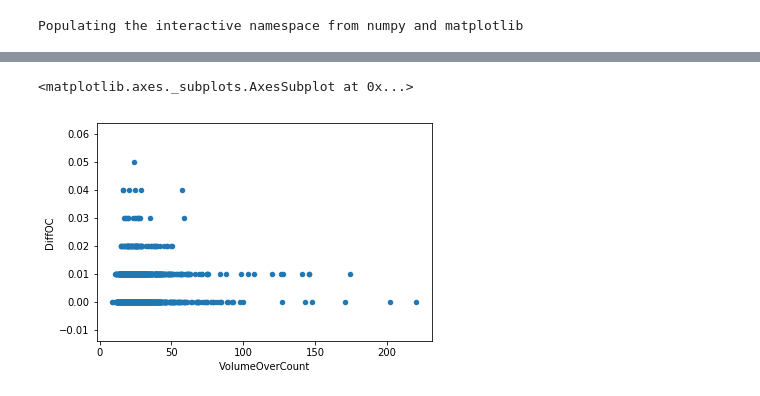
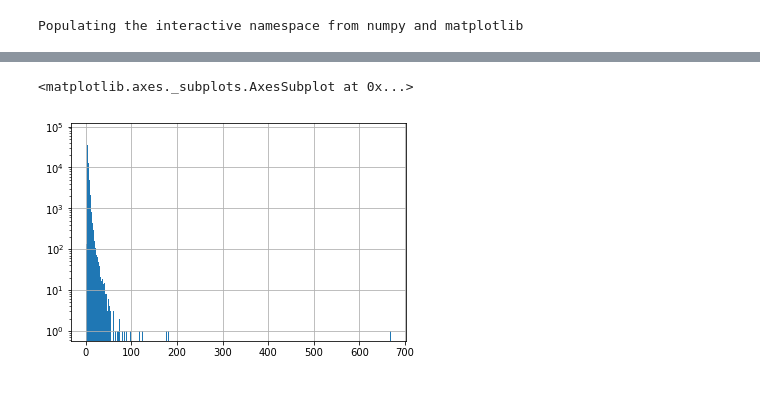
Before and after one commit to dmitryhits/myIB_API, a Jupyter notebook: IBJts/samples/Python/Testbed/playing_with_data.ipynb, the cells around one changed output, grey strips where cells are left out. Cells and saved outputs as stored; diff of their text form; code cells hidden in the pictures.

```diff
--- a/IBJts/samples/Python/Testbed/playing_with_data.ipynb
+++ b/IBJts/samples/Python/Testbed/playing_with_data.ipynb
@@ -66,5 +56,5 @@ stock.head()
-# %%
-stock.plot.scatter(x="VolumeOverCount", y="DiffOC")
-# %% [output]
-<matplotlib.axes._subplots.AxesSubplot at 0x...>
-[figure, removed]
+# %%
+stock['VolumeOverCount'].hist(log=True, bins=1000)
+# %% [output]
+<matplotlib.axes._subplots.AxesSubplot at 0x...>
+[figure, added]
```
Also changed, not shown: parts of 7 cells of this notebook, 1 other file.
